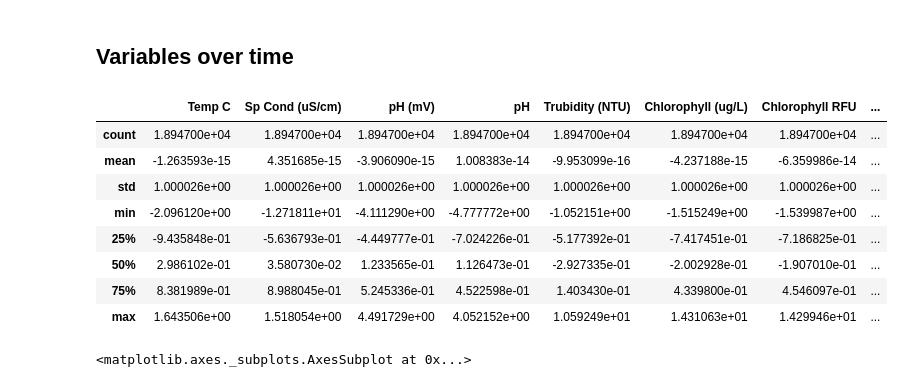
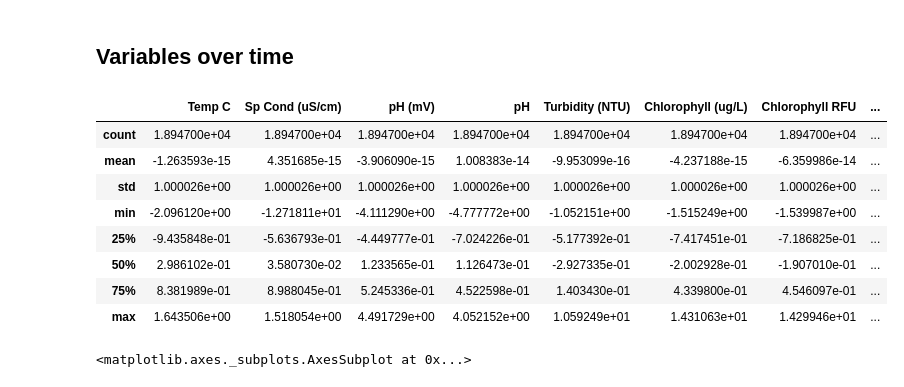
Before and after one commit to mccomackjp/algae-bloom-prediction, a Jupyter notebook: notebooks/data_exploration/data_investigation_site1_vineyard_mccomackjp.ipynb, the cells around one changed output. Drawn from its saved outputs; the diff is of its cells as text; code cells hidden in the pictures.

Commit message:
fixed a typo in the turbidity column

```diff
--- a/notebooks/data_exploration/data_investigation_site1_vineyard_mccomackjp.ipynb
+++ b/notebooks/data_exploration/data_investigation_site1_vineyard_mccomackjp.ipynb
@@ -110,15 +110,15 @@ sns.pairplot(data=df, hue='bloom', vars=plot_df.columns)
 ## Variables over time
 # %%
 # Scale the data for visual line plot comparisons.
-scaled_columns = ['Temp C', 'Sp Cond (uS/cm)', 'pH (mV)', 'pH', 'Trubidity (NTU)', 'Chlorophyll (ug/L)', 'Chlorophyll RFU',
+scaled_columns = ['Temp C', 'Sp Cond (uS/cm)', 'pH (mV)', 'pH', 'Turbidity (NTU)', 'Chlorophyll (ug/L)', 'Chlorophyll RFU',
                   'ODOSat%', 'ODO (mg/L)', 'BGA-Phycocyanin RFU']
 scaler = StandardScaler()
 for column in scaled_columns:
     scaled_data = scaler.fit_transform(df[[column]].values)
     df[column] = pd.DataFrame(scaled_data)
 df.describe()
 # %% [output]
-|  | Temp C | Sp Cond (uS/cm) | pH (mV) | pH | Trubidity (NTU) | Chlorophyll (ug/L) | Chlorophyll RFU | ... |
+|  | Temp C | Sp Cond (uS/cm) | pH (mV) | pH | Turbidity (NTU) | Chlorophyll (ug/L) | Chlorophyll RFU | ... |
 | count | 1.894700e+04 | 1.894700e+04 | 1.894700e+04 | 1.894700e+04 | 1.894700e+04 | 1.894700e+04 | 1.894700e+04 | ... |
 | mean | -1.263593e-15 | 4.351685e-15 | -3.906090e-15 | 1.008383e-14 | -9.953099e-16 | -4.237188e-15 | -6.359986e-14 | ... |
 | std | 1.000026e+00 | 1.000026e+00 | 1.000026e+00 | 1.000026e+00 | 1.000026e+00 | 1.000026e+00 | 1.000026e+00 | ... |
```
Also changed, not shown: parts of 5 cells of this notebook, 6 other files.
